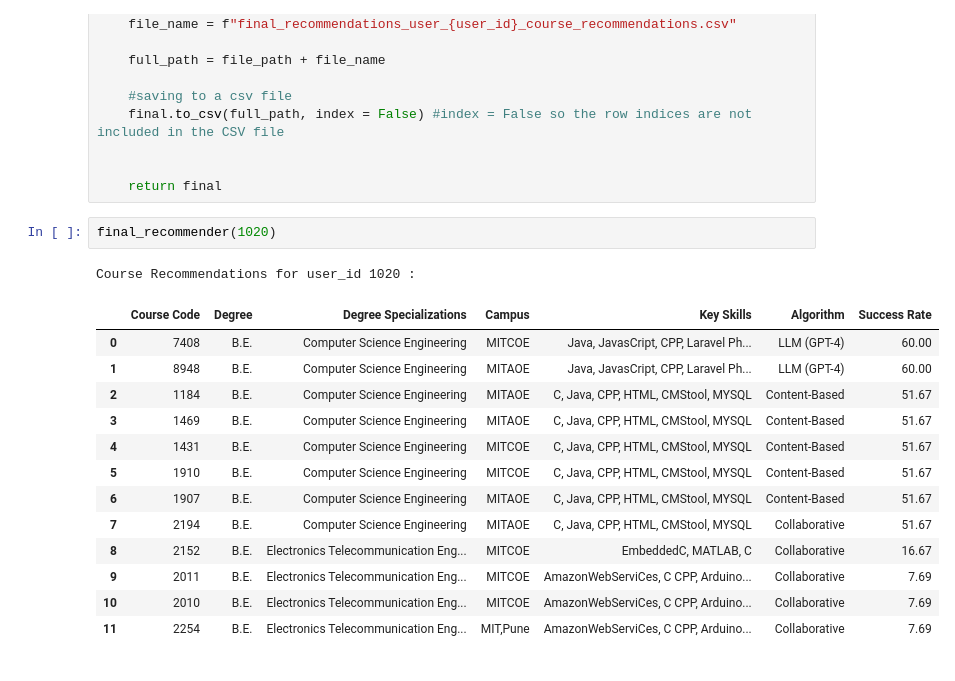
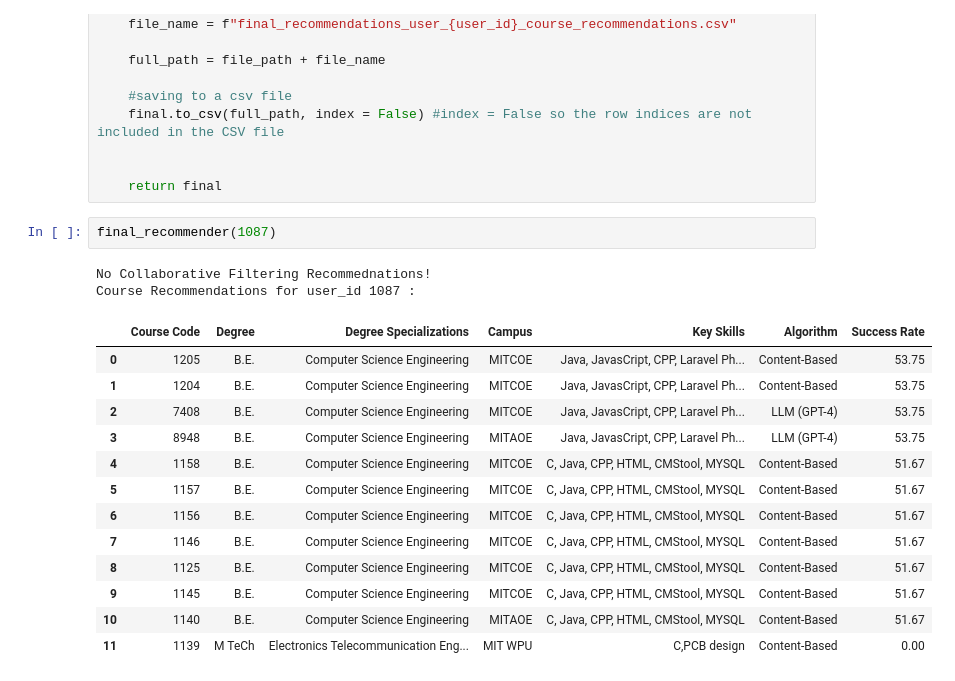
Before and after one commit to janiceXerri21/JaniceXerri_FYP_PCRS_VRLE_2024, a Jupyter notebook: TheFinalRecommendationSystem.ipynb, the cells around one changed output. Drawn from its saved outputs; the diff is of its cells as text.

```diff
--- a/TheFinalRecommendationSystem.ipynb
+++ b/TheFinalRecommendationSystem.ipynb
@@ -708,19 +708,20 @@ def final_recommender(user_id):
 
     return final
 # %%
-final_recommender(1020)
+final_recommender(1087)
 # %% [output]
-Course Recommendations for user_id 1020 :
+No Collaborative Filtering Recommednations!
+Course Recommendations for user_id 1087 :
 |  | Course Code | Degree | Degree Specializations | Campus | Key Skills | Algorithm | Success Rate |
-| 0 | 7408 | B.E. | Computer Science Engineering | MITCOE | Java, JavasCript, CPP, Laravel Ph... | LLM (GPT-4) | 60.00 |
-| 1 | 8948 | B.E. | Computer Science Engineering | MITAOE | Java, JavasCript, CPP, Laravel Ph... | LLM (GPT-4) | 60.00 |
-| 2 | 1184 | B.E. | Computer Science Engineering | MITAOE | C, Java, CPP, HTML, CMStool, MYSQL | Content-Based | 51.67 |
-| 3 | 1469 | B.E. | Computer Science Engineering | MITAOE | C, Java, CPP, HTML, CMStool, MYSQL | Content-Based | 51.67 |
-| 4 | 1431 | B.E. | Computer Science Engineering | MITCOE | C, Java, CPP, HTML, CMStool, MYSQL | Content-Based | 51.67 |
-| 5 | 1910 | B.E. | Computer Science Engineering | MITCOE | C, Java, CPP, HTML, CMStool, MYSQL | Content-Based | 51.67 |
-| 6 | 1907 | B.E. | Computer Science Engineering | MITAOE | C, Java, CPP, HTML, CMStool, MYSQL | Content-Based | 51.67 |
-| 7 | 2194 | B.E. | Computer Science Engineering | MITAOE | C, Java, CPP, HTML, CMStool, MYSQL | Collaborative | 51.67 |
-| 8 | 2152 | B.E. | Electronics Telecommunication Eng... | MITCOE | EmbeddedC, MATLAB, C | Collaborative | 16.67 |
-| 9 | 2011 | B.E. | Electronics Telecommunication Eng... | MITCOE | AmazonWebServiCes, C CPP, Arduino... | Collaborative | 7.69 |
-| 10 | 2010 | B.E. | Electronics Telecommunication Eng... | MITCOE | AmazonWebServiCes, C CPP, Arduino... | Collaborative | 7.69 |
-| 11 | 2254 | B.E. | Electronics Telecommunication Eng... | MIT,Pune | AmazonWebServiCes, C CPP, Arduino... | Collaborative | 7.69 |
+| 0 | 1205 | B.E. | Computer Science Engineering | MITCOE | Java, JavasCript, CPP, Laravel Ph... | Content-Based | 53.75 |
+| 1 | 1204 | B.E. | Computer Science Engineering | MITCOE | Java, JavasCript, CPP, Laravel Ph... | Content-Based | 53.75 |
+| 2 | 7408 | B.E. | Computer Science Engineering | MITCOE | Java, JavasCript, CPP, Laravel Ph... | LLM (GPT-4) | 53.75 |
+| 3 | 8948 | B.E. | Computer Science Engineering | MITAOE | Java, JavasCript, CPP, Laravel Ph... | LLM (GPT-4) | 53.75 |
+| 4 | 1158 | B.E. | Computer Science Engineering | MITCOE | C, Java, CPP, HTML, CMStool, MYSQL | Content-Based | 51.67 |
+| 5 | 1157 | B.E. | Computer Science Engineering | MITCOE | C, Java, CPP, HTML, CMStool, MYSQL | Content-Based | 51.67 |
+| 6 | 1156 | B.E. | Computer Science Engineering | MITCOE | C, Java, CPP, HTML, CMStool, MYSQL | Content-Based | 51.67 |
+| 7 | 1146 | B.E. | Computer Science Engineering | MITCOE | C, Java, CPP, HTML, CMStool, MYSQL | Content-Based | 51.67 |
+| 8 | 1125 | B.E. | Computer Science Engineering | MITCOE | C, Java, CPP, HTML, CMStool, MYSQL | Content-Based | 51.67 |
+| 9 | 1145 | B.E. | Computer Science Engineering | MITCOE | C, Java, CPP, HTML, CMStool, MYSQL | Content-Based | 51.67 |
+| 10 | 1140 | B.E. | Computer Science Engineering | MITAOE | C, Java, CPP, HTML, CMStool, MYSQL | Content-Based | 51.67 |
+| 11 | 1139 | M TeCh | Electronics Telecommunication Eng... | MIT WPU | C,PCB design | Content-Based | 0.00 |
```
Also changed, not shown: 13 other files.
